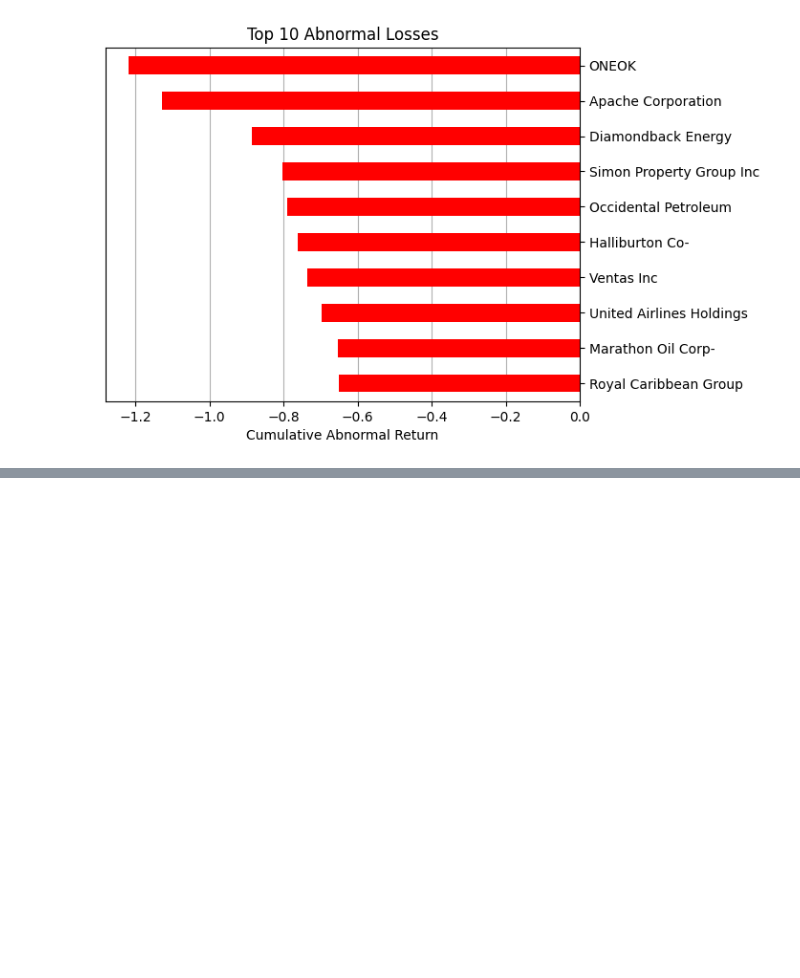
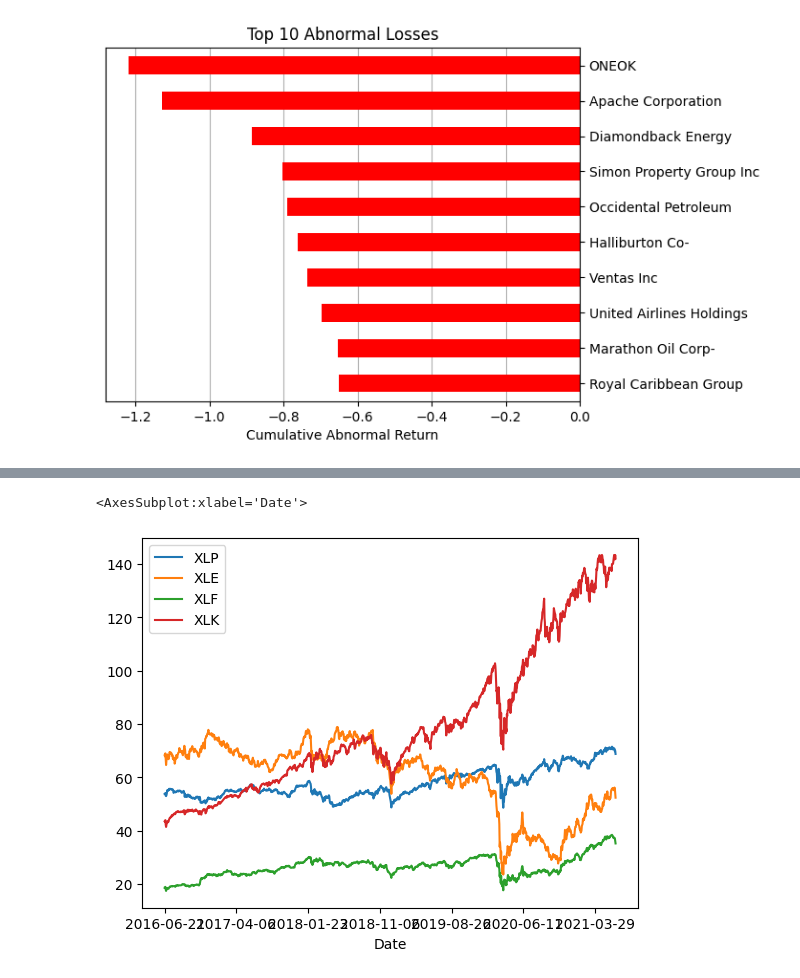
Before and after one commit to afatania09/capstone, a Jupyter notebook: Notebooks/Exploratory Data Analysis/S&P 500 abnormal gains and loss Covid.ipynb, the cells around one changed output, grey strips where cells are left out. Cells and saved outputs as stored; diff of their text form; code cells hidden in the pictures; blank space fills up the shorter version.

```diff
--- a/Notebooks/Exploratory Data Analysis/S&P 500 abnormal gains and loss Covid.ipynb
+++ b/Notebooks/Exploratory Data Analysis/S&P 500 abnormal gains and loss Covid.ipynb
@@ -186,0 +216,6 @@ plt.gca().invert_yaxis()
+# %%
+# Goal: Read eash CSV into a new DataFrame
+XLP = pd.read_csv('XLP.csv')
+XLE = pd.read_csv('XLE.csv')
+XLF = pd.read_csv('XLF.csv')
+XLK = pd.read_csv('XLK.csv')
@@ -186,0 +231,8 @@ plt.gca().invert_yaxis()
+# %%
+# Goal: Concatenate all of the dfs into one new df
+
+# We will use this string of symbols as keys in our new df
+tickers = ['XLP','XLE','XLF','XLK']
+
+# Let's concatenate the indidvudal dfs into a new df called "all_funds"
+all_funds = pd.concat([XLP,XLE,XLF,XLK],axis=1,keys=tickers,sort=False)
@@ -186,0 +251,2 @@ plt.gca().invert_yaxis()
+# %%
+af_close = pd.DataFrame(all_funds.drop(['Open','High','Low','Adj Close','Volume'],axis=1,level=1))
@@ -186,0 +272,3 @@ plt.gca().invert_yaxis()
+# %%
+af_close = af_close.droplevel(axis=1,level=1)
+af_close.head()
@@ -186,0 +295,5 @@ plt.gca().invert_yaxis()
+# %%
+af_close.plot.line()
+# %% [output]
+<AxesSubplot:xlabel='Date'>
+[figure, added]
```
Also changed, not shown: parts of 27 cells of this notebook, 4 other files.
